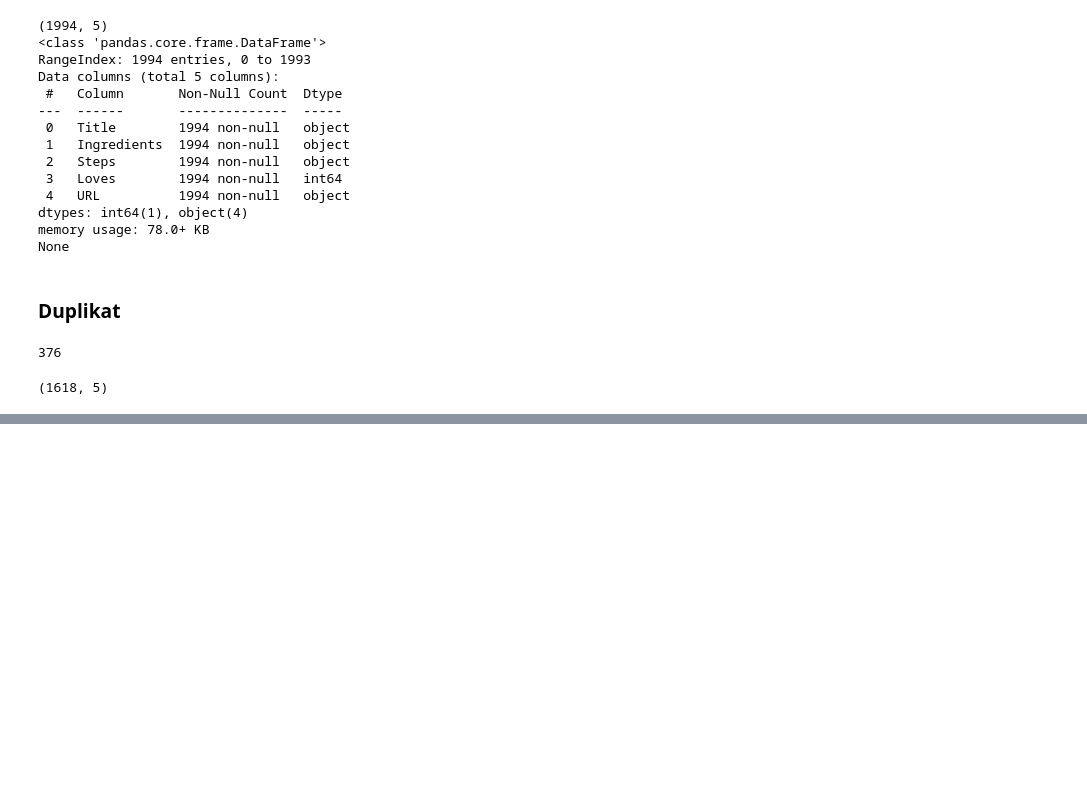
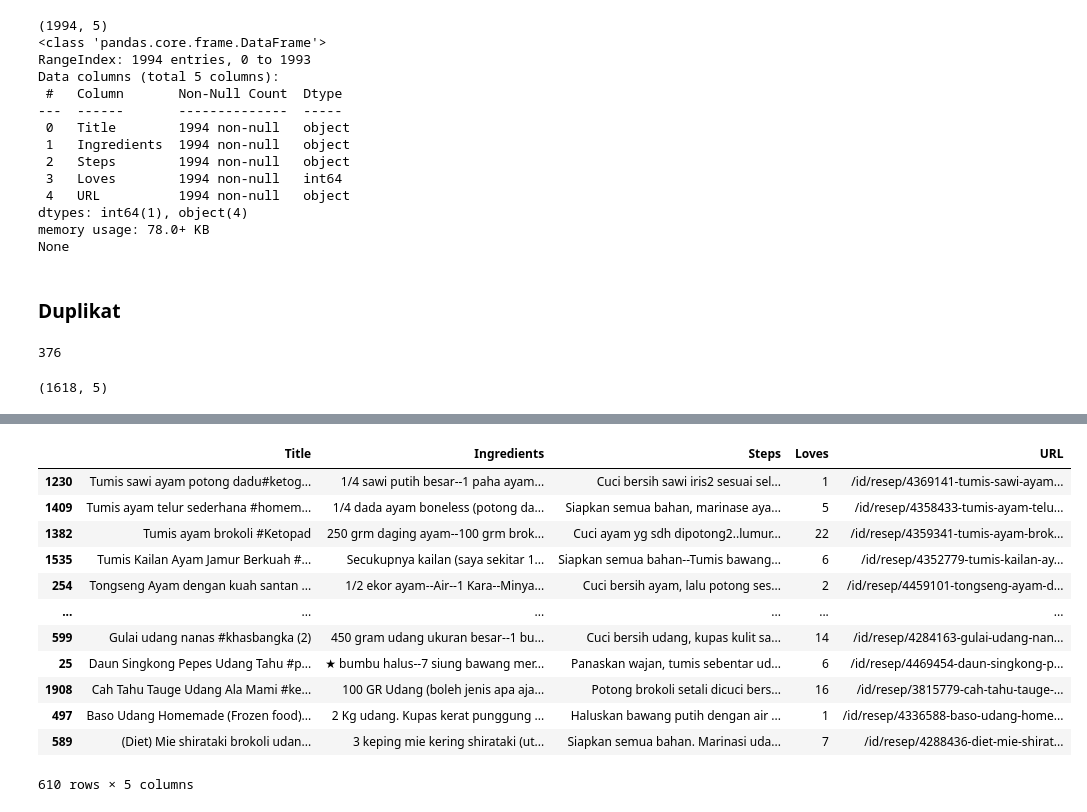
Before and after one commit to ishala/data-mining, a Jupyter notebook: analysis.ipynb, the cells around one changed output, grey strips where cells are left out. Saved outputs shown, nothing was run; the diff lists cells and outputs as text; code cells hidden in the pictures; blank space fills up the shorter version.

```diff
--- a/analysis.ipynb
+++ b/analysis.ipynb
@@ -389,0 +435,19 @@ cleanedShrimp.shape
+# %%
+# Mengambil contoh dengan #
+pattern = r'.?\s*(#\w*)\s*'
+withHashtag = allDf[allDf['Title'].str.contains(pattern)]
+withHashtag
+# %% [output]
+|  | Title | Ingredients | Steps | Loves | URL |
+| 1230 | Tumis sawi ayam potong dadu#ketog... | 1/4 sawi putih besar--1 paha ayam... | Cuci bersih sawi iris2 sesuai sel... | 1 | /id/resep/4369141-tumis-sawi-ayam... |
+| 1409 | Tumis ayam telur sederhana #homem... | 1/4 dada ayam boneless (potong da... | Siapkan semua bahan, marinase aya... | 5 | /id/resep/4358433-tumis-ayam-telu... |
+| 1382 | Tumis ayam brokoli #Ketopad | 250 grm daging ayam--100 grm brok... | Cuci ayam yg sdh dipotong2..lumur... | 22 | /id/resep/4359341-tumis-ayam-brok... |
+| 1535 | Tumis Kailan Ayam Jamur Berkuah #... | Secukupnya kailan (saya sekitar 1... | Siapkan semua bahan--Tumis bawang... | 6 | /id/resep/4352779-tumis-kailan-ay... |
+| 254 | Tongseng Ayam dengan kuah santan ... | 1/2 ekor ayam--Air--1 Kara--Minya... | Cuci bersih ayam, lalu potong ses... | 2 | /id/resep/4459101-tongseng-ayam-d... |
+| ... | ... | ... | ... | ... | ... |
+| 599 | Gulai udang nanas #khasbangka (2) | 450 gram udang ukuran besar--1 bu... | Cuci bersih udang, kupas kulit sa... | 14 | /id/resep/4284163-gulai-udang-nan... |
+| 25 | Daun Singkong Pepes Udang Tahu #p... | ★ bumbu halus--7 siung bawang mer... | Panaskan wajan, tumis sebentar ud... | 6 | /id/resep/4469454-daun-singkong-p... |
+| 1908 | Cah Tahu Tauge Udang Ala Mami #ke... | 100 GR Udang (boleh jenis apa aja... | Potong brokoli setali dicuci bers... | 16 | /id/resep/3815779-cah-tahu-tauge-... |
+| 497 | Baso Udang Homemade (Frozen food)... | 2 Kg udang. Kupas kerat punggung ... | Haluskan bawang putih dengan air ... | 1 | /id/resep/4336588-baso-udang-home... |
+| 589 | (Diet) Mie shirataki brokoli udan... | 3 keping mie kering shirataki (ut... | Siapkan semua bahan. Marinasi uda... | 7 | /id/resep/4288436-diet-mie-shirat... |
+610 rows × 5 columns
```
Also changed, not shown: parts of 14 cells of this notebook.
